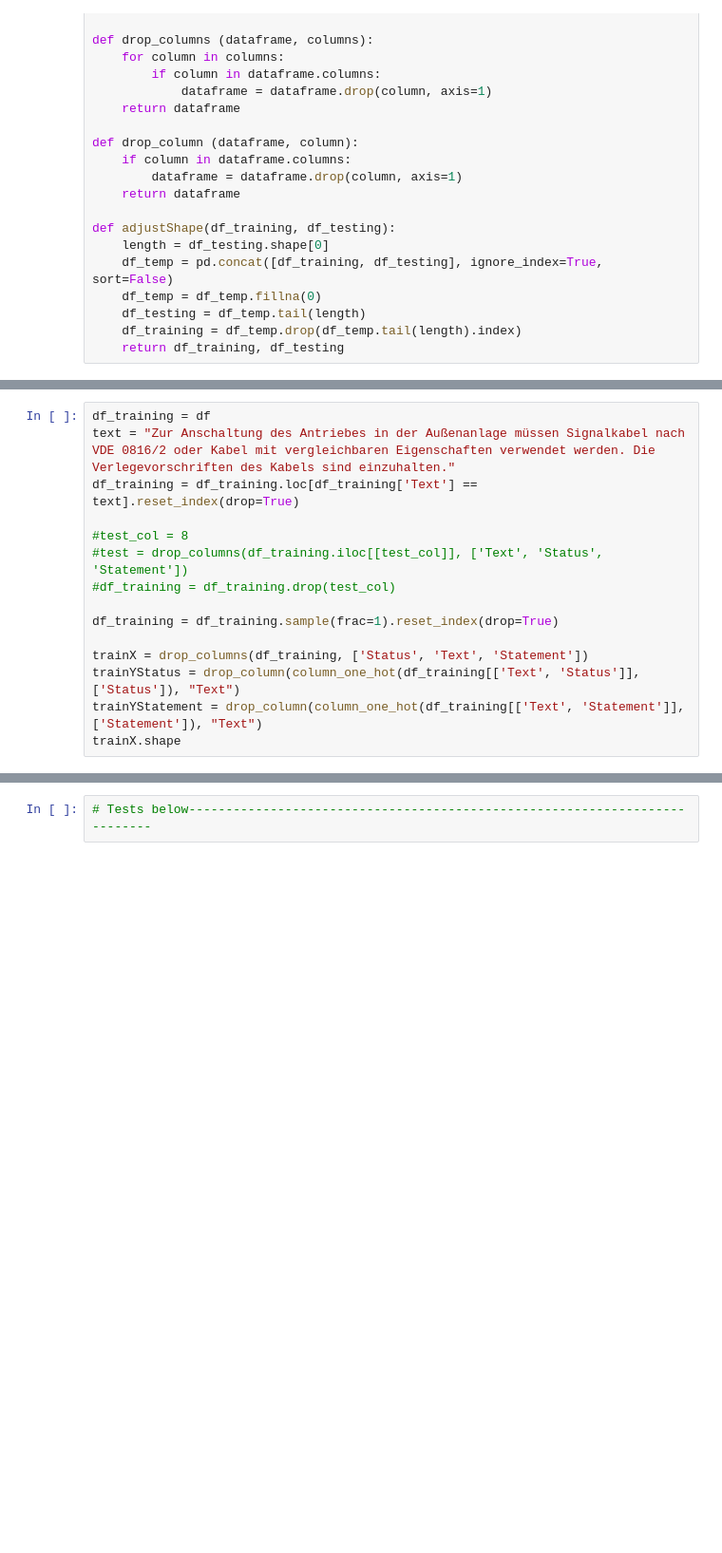
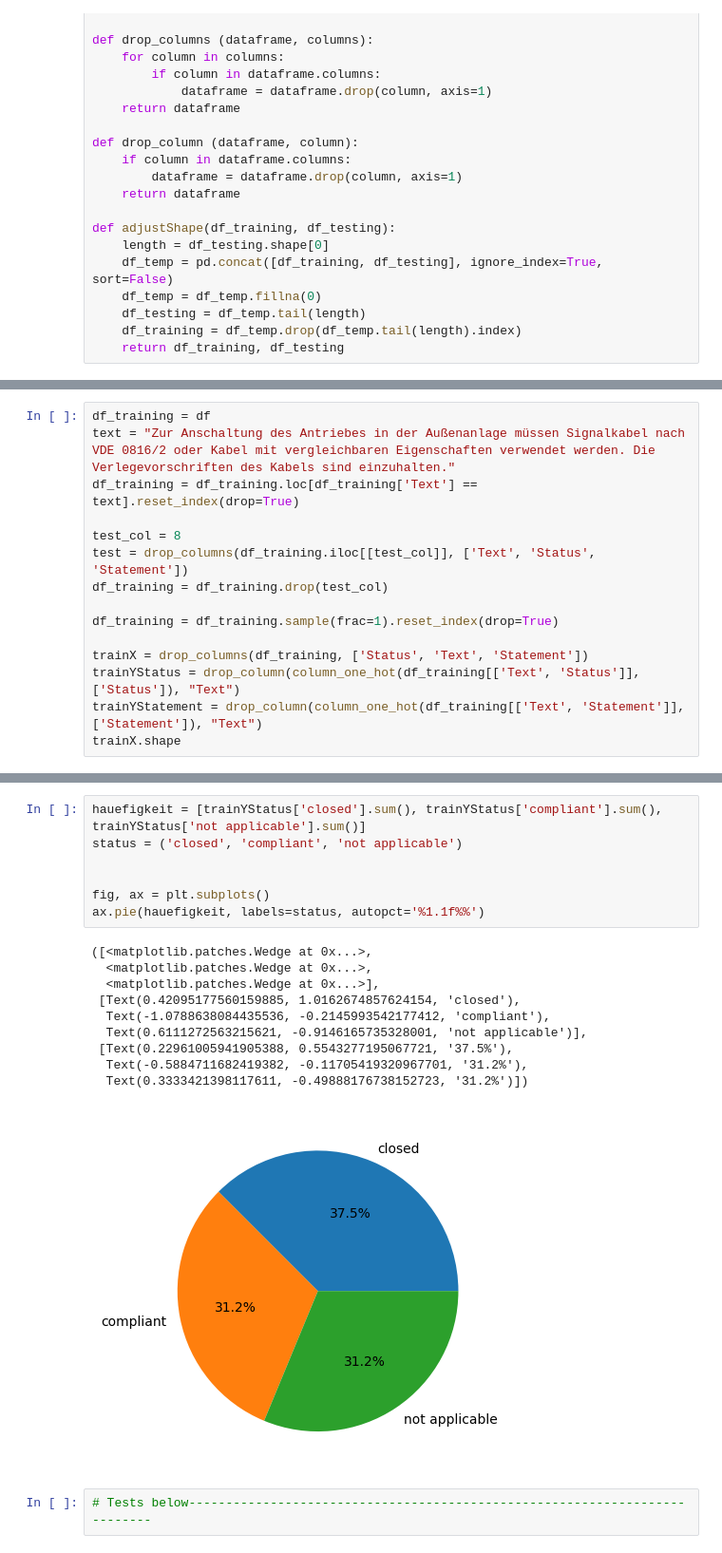
Before and after one commit to erkangrn/Bachelorarbeit, a Jupyter notebook: Code/Working/BSC_AI_Modell copy.ipynb, the cells around one changed output, grey strips where cells are left out. Shown at 95% size. Saved outputs shown, nothing was run; the diff lists cells and outputs as text; blank space fills up the shorter version.

```diff
--- a/Code/Working/BSC_AI_Modell copy.ipynb
+++ b/Code/Working/BSC_AI_Modell copy.ipynb
@@ -95,9 +97,9 @@ df_training = df
 text = "Zur Anschaltung des Antriebes in der Außenanlage müssen Signalkabel nach VDE 0816/2 oder Kabel mit vergleichbaren Eigenschaften verwendet werden. Die Verlegevorschriften des Kabels sind einzuhalten."
 df_training = df_training.loc[df_training['Text'] == text].reset_index(drop=True)
 
-#test_col = 8
-#test = drop_columns(df_training.iloc[[test_col]], ['Text', 'Status', 'Statement'])
-#df_training = df_training.drop(test_col)
+test_col = 8
+test = drop_columns(df_training.iloc[[test_col]], ['Text', 'Status', 'Statement'])
+df_training = df_training.drop(test_col)
 
 df_training = df_training.sample(frac=1).reset_index(drop=True)
 
@@ -143,3 +165,21 @@ for val in prediction_status:
+# %%
+hauefigkeit = [trainYStatus['closed'].sum(), trainYStatus['compliant'].sum(), trainYStatus['not applicable'].sum()]
+status = ('closed', 'compliant', 'not applicable')
+
+
+fig, ax = plt.subplots()
+ax.pie(hauefigkeit, labels=status, autopct='%1.1f%%')
+# %% [output]
+([<matplotlib.patches.Wedge at 0x...>,
+  <matplotlib.patches.Wedge at 0x...>,
+  <matplotlib.patches.Wedge at 0x...>],
+ [Text(0.42095177560159885, 1.0162674857624154, 'closed'),
+  Text(-1.0788638084435536, -0.2145993542177412, 'compliant'),
+  Text(0.6111272563215621, -0.9146165735328001, 'not applicable')],
+ [Text(0.22961005941905388, 0.5543277195067721, '37.5%'),
+  Text(-0.5884711682419382, -0.11705419320967701, '31.2%'),
+  Text(0.3333421398117611, -0.49888176738152723, '31.2%')])
+[figure, added]
 # %%
 # Tests below---------------------------------------------------------------------------
 # %%
```
Also changed, not shown: parts of 3 cells of this notebook, 9 other files.
